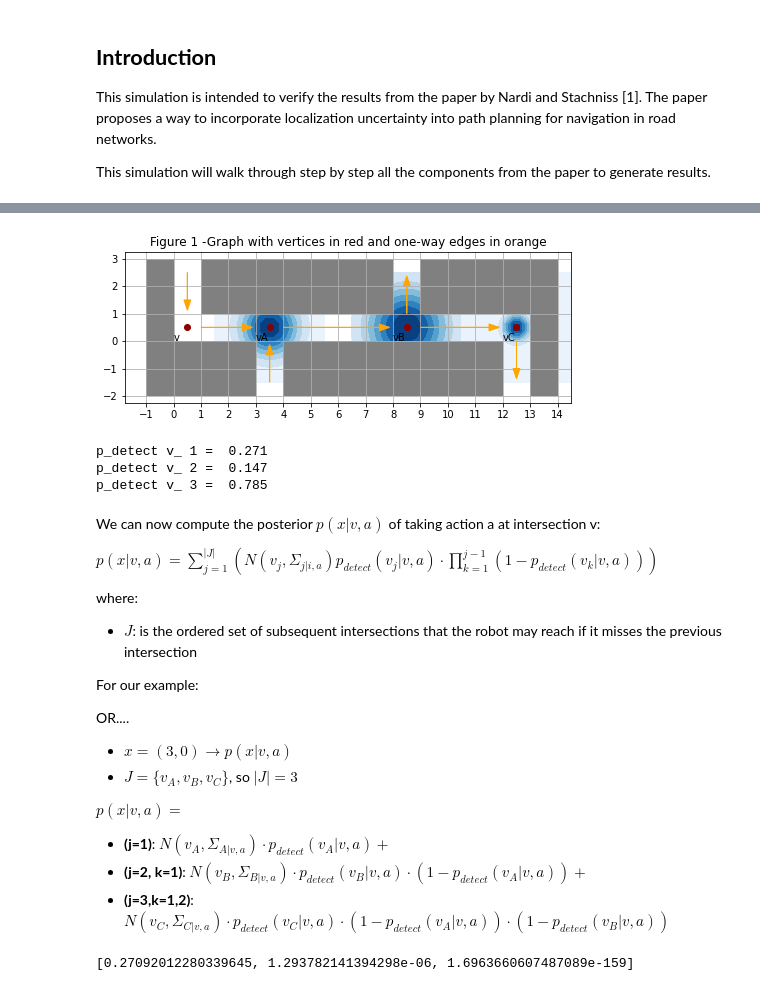
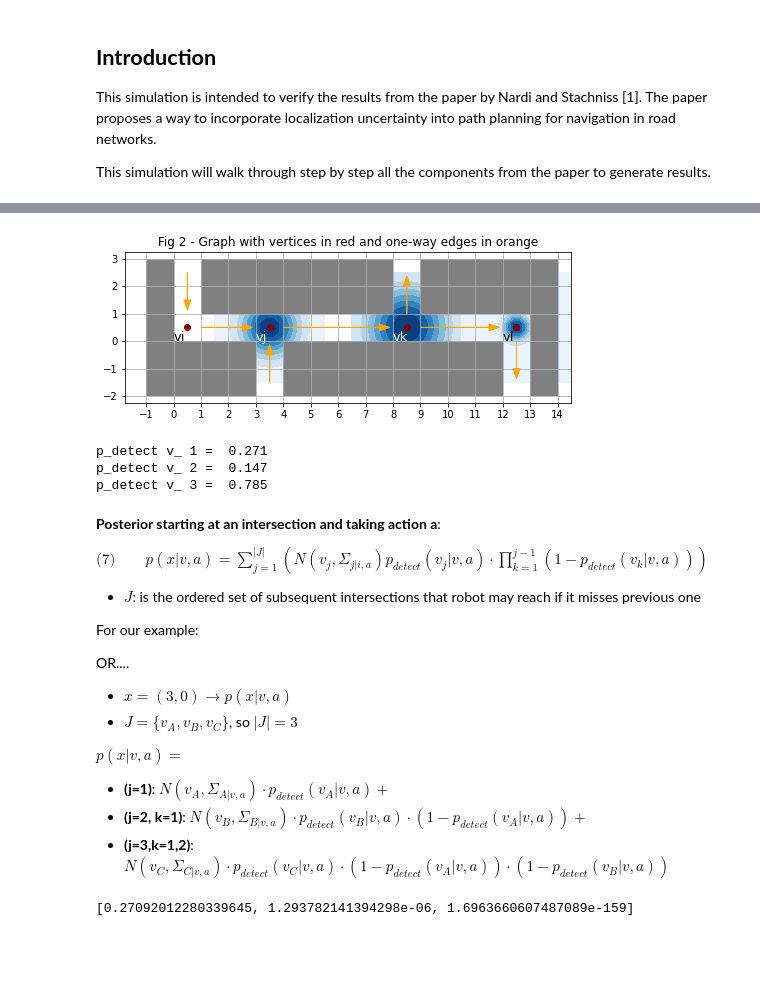
Before and after one commit to sug-prabhakaran/aer1516_robotic_motion_planning, a Jupyter notebook: paper_presentation/aer1516_paper_presentation.ipynb, the cells around one changed output, grey strips where cells are left out. Drawn from its saved outputs; the diff is of its cells as text; code cells hidden in the pictures; blank space fills up the shorter version.

```diff
--- a/paper_presentation/aer1516_paper_presentation.ipynb
+++ b/paper_presentation/aer1516_paper_presentation.ipynb
@@ -122,14 +205,4 @@ See image below for graphical representation of the $p_{detect}(v_j|v_i, a)$.
 # %%
-# need X, Y, Z for each p(x=v_j| N(v_j, Sigma))
-def determine_points(mu, N=5):
-    X = np.linspace(mu[0]-2, mu[0]+2, N)
-    Y = np.linspace(mu[1]-2, mu[1]+2, N)
-    X,Y = np.meshgrid(X,Y)
-    pos = np.empty(X.shape + (2,))
-    pos [:,:,0] = X
-    pos [:,:,1] = Y
-    return X, Y, pos
-
 fig, ax = plt.subplots(figsize=(8,5))
 
 # building layout
@@ -157,38 +230,41 @@ plt.arrow(9, 0.5, 2.5, 0, head_width=0.25, color='orange')
 
 #plot gaussian distribution for each intersection/vertex:
 # a =
 # my_cmap = plt.cm.Blues(np.arange(plt.cm.Blues.N))
 # my_cmap[:,0:3] *= a
 # my_cmap = ListedColormap(my_cmap)
 
 for i, v in enumerate(V):
     if i == 0:
         continue
     X, Y, pos = determine_points(v, 20)
     Sigma = np.array([[var[i],0],[0,var[i]]])
     Z = multivariate_normal.pdf(pos, v, Sigma)
     plt.contourf(X, Y, Z, cmap='Blues')
 
 # plot intersections/vertices
 plt.scatter([0.5, 3.5, 8.5, 12.5], [0.5, 0.5, 0.5, 0.5],
             c='darkred', marker='o')
 
 # add annotation to the intersections/vertices
-intersections = ['v', 'vA', 'vB', 'vC']
+intersections = ['vi', 'vj', 'vk', 'vl']
 locations = [(0, 0), (3, 0), (8, 0), (12, 0)]
 for i, location in enumerate(locations):
-    plt.annotate(intersections[i], location)
+    if i==2 or i==1:
+        plt.annotate(intersections[i], location, size=13, color='white')
+    else:
+        plt.annotate(intersections[i], location, size=13)
 
 # final formatting
 plt.grid()
 plt.xticks(np.arange(-1, 15))
 plt.yticks(np.arange(-2,4))
-plt.title('Figure 1 -Graph with vertices in red and one-way edges in orange')
+plt.title('Fig 2 - Graph with vertices in red and one-way edges in orange')
 plt.axis('scaled')
-plt.savefig('figure_1_graph.png', dpi=550)
+plt.savefig('figure_2_graph.png', dpi=550)
 plt.show()
 # %% [output]
-[figure, old version]
+[figure, new version]
 # %%
 def compute_prob(v, var, integration_range):
     def pdf(*args):
@@ -212,12 +288,11 @@ p_detect v_ 1 =  0.271
 p_detect v_ 2 =  0.147
 p_detect v_ 3 =  0.785
 # %% [markdown]
-We can now compute the posterior $p(x|v, a)$ of taking action a at intersection v:
+**Posterior starting at an intersection and taking action a**:
 
-$p(x|v,a) = \sum_{j=1}^{|J|}(N(v_j,\Sigma_{j|i,a})p_{detect}(v_j|v,a)\cdot\prod_{k=1}^{j-1}(1-p_{detect}(v_k|v,a)))$
+$\text{(7)} \qquad p(x|v,a) = \sum_{j=1}^{|J|}(N(v_j,\Sigma_{j|i,a})p_{detect}(v_j|v,a)\cdot\prod_{k=1}^{j-1}(1-p_{detect}(v_k|v,a)))$
 
-where:
- * $J$: is the ordered set of subsequent intersections that the robot may reach if it misses the previous intersection
+ * $J$: is the ordered set of subsequent intersections that robot may reach if it misses previous one
 
 For our example:
 
```
Also changed, not shown: parts of 12 cells of this notebook.
